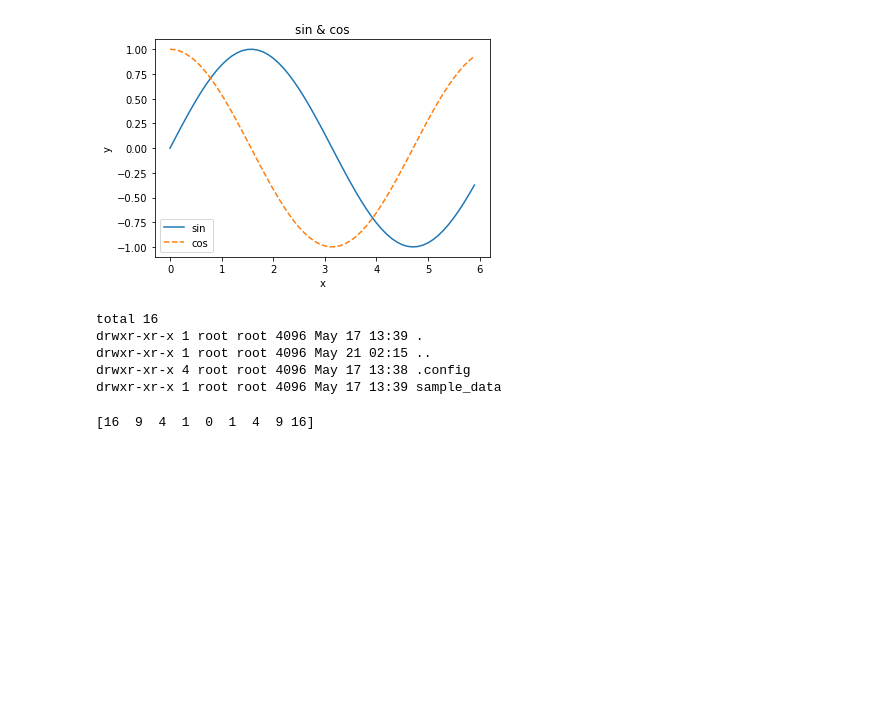
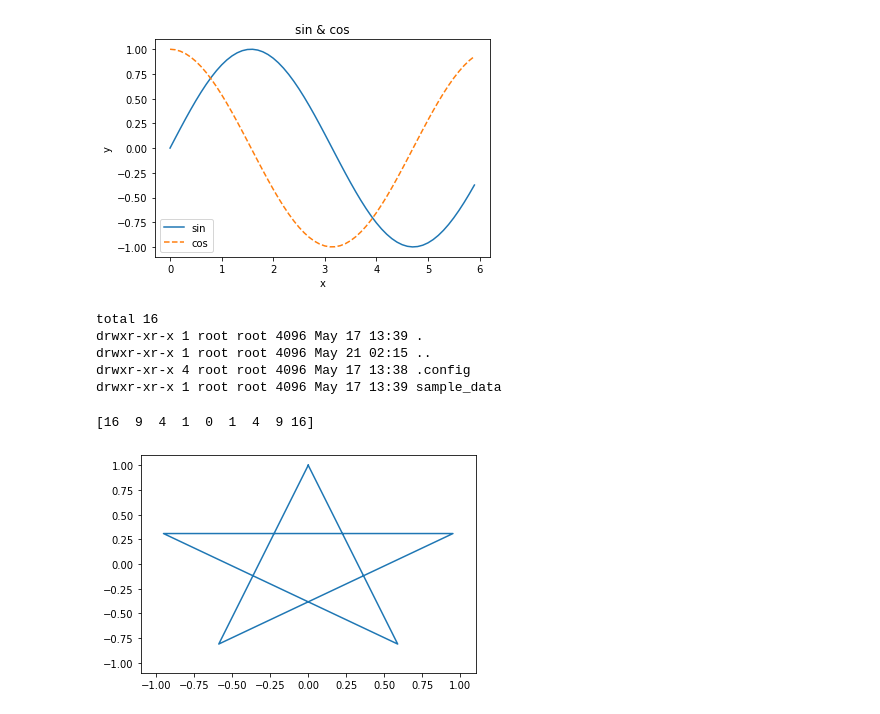
Before and after one commit to takatoshiinaoka/pattern_recognition, a Jupyter notebook: パターン認識1.ipynb, the cells around one changed output. Drawn from its saved outputs; the diff is of its cells as text; code cells hidden in the pictures; blank space fills up the shorter version.

```diff
--- a/パターン認識1.ipynb
+++ b/パターン認識1.ipynb
@@ -352,3 +352,19 @@ x = x*x
 print(x[x<20])
 # %% [output]
 [16  9  4  1  0  1  4  9 16]
+# %%
+import numpy as np
+import matplotlib.pyplot as plt
+
+r=1.0
+theta = np.arange(0, 4.1*np.pi, np.pi*4/5)
+theta = theta + 0.5*np.pi
+x = r * np.cos(theta)
+y = r * np.sin(theta)
+
+plt.plot(x, y)
+plt.xlim(-r*1.1, r*1.1)
+plt.ylim(-r*1.1, r*1.1)
+plt.show()
+# %% [output]
+[figure, added]
```
